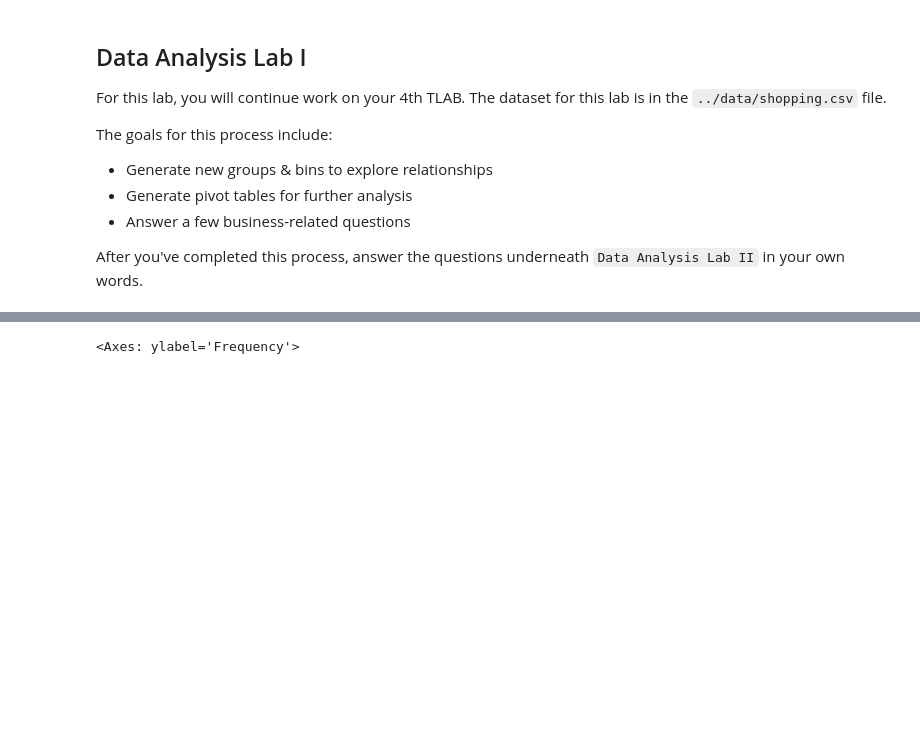
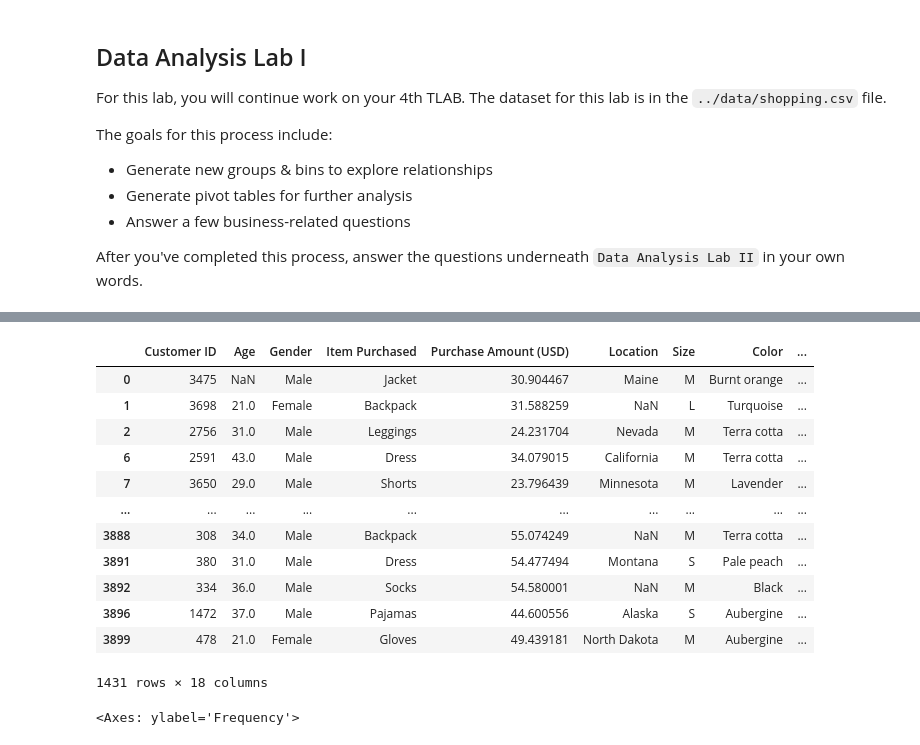
Before and after one commit to khadazhaia/challenges, a Jupyter notebook: analysis_lab/analysis_lab.ipynb, the cells around one changed output, grey strips where cells are left out. Cells and saved outputs as stored; diff of their text form; code cells hidden in the pictures; blank space fills up the shorter version.

```diff
--- a/analysis_lab/analysis_lab.ipynb
+++ b/analysis_lab/analysis_lab.ipynb
@@ -32,3 +63,21 @@ df.head()
+# %%
+notnull = df[df["Review Rating"].notna()]
+
+notnull
+# %% [output]
+|  | Customer ID | Age | Gender | Item Purchased | Purchase Amount (USD) | Location | Size | Color | ... |
+| 0 | 3475 | NaN | Male | Jacket | 30.904467 | Maine | M | Burnt orange | ... |
+| 1 | 3698 | 21.0 | Female | Backpack | 31.588259 | NaN | L | Turquoise | ... |
+| 2 | 2756 | 31.0 | Male | Leggings | 24.231704 | Nevada | M | Terra cotta | ... |
+| 6 | 2591 | 43.0 | Male | Dress | 34.079015 | California | M | Terra cotta | ... |
+| 7 | 3650 | 29.0 | Male | Shorts | 23.796439 | Minnesota | M | Lavender | ... |
+| ... | ... | ... | ... | ... | ... | ... | ... | ... | ... |
+| 3888 | 308 | 34.0 | Male | Backpack | 55.074249 | NaN | M | Terra cotta | ... |
+| 3891 | 380 | 31.0 | Male | Dress | 54.477494 | Montana | S | Pale peach | ... |
+| 3892 | 334 | 36.0 | Male | Socks | 54.580001 | NaN | M | Black | ... |
+| 3896 | 1472 | 37.0 | Male | Pajamas | 44.600556 | Alaska | S | Aubergine | ... |
+| 3899 | 478 | 21.0 | Female | Gloves | 49.439181 | North Dakota | M | Aubergine | ... |
+1431 rows × 18 columns
 # %%
 df["Purchase Amount (USD)"].plot.hist(bins=50)
 # %% [output]
```
Also changed, not shown: parts of 11 cells of this notebook.
